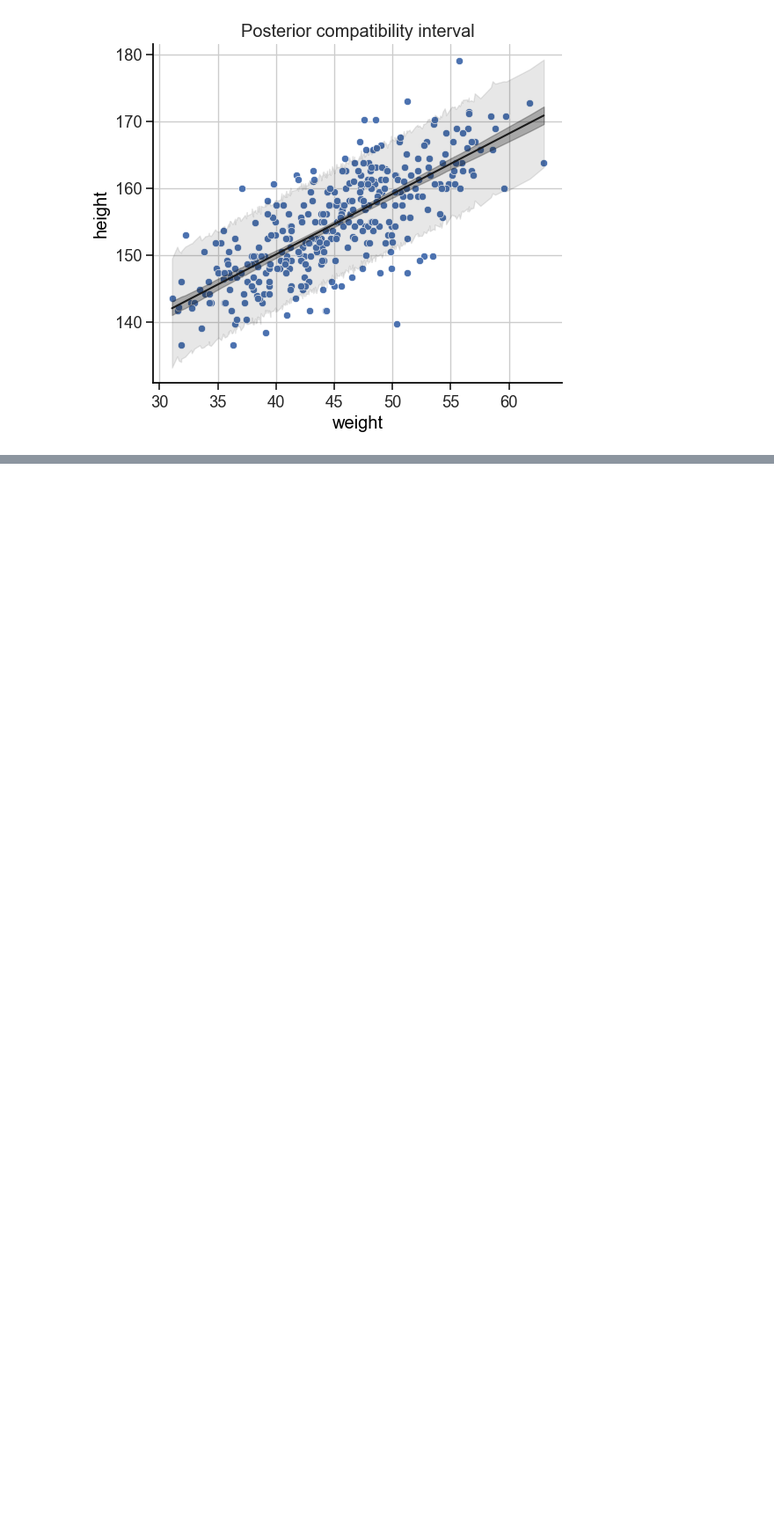
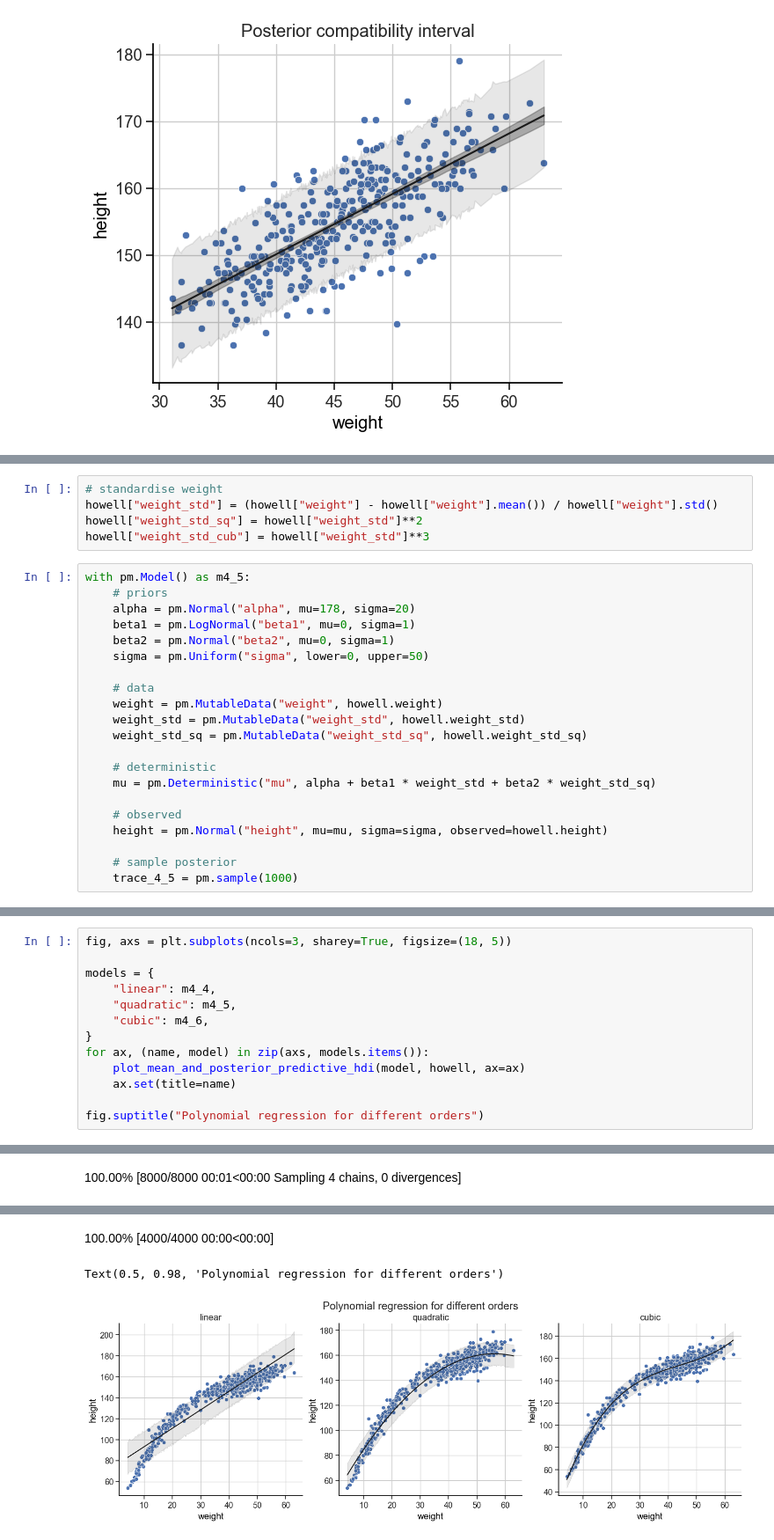
Before and after one commit to chris-leonard/statistical-rethinking, a Jupyter notebook: notes/chapter_4.ipynb, the cells around one changed output, grey strips where cells are left out. Shown at 88% size. Saved outputs shown, nothing was run; the diff lists cells and outputs as text; blank space fills up the shorter version.

```diff
--- a/notes/chapter_4.ipynb
+++ b/notes/chapter_4.ipynb
@@ -767,0 +794,26 @@ ax.set(title="Posterior compatibility interval");
+# %%
+# standardise weight
+howell["weight_std"] = (howell["weight"] - howell["weight"].mean()) / howell["weight"].std()
+howell["weight_std_sq"] = howell["weight_std"]**2
+howell["weight_std_cub"] = howell["weight_std"]**3
+# %%
+with pm.Model() as m4_5:
+    # priors
+    alpha = pm.Normal("alpha", mu=178, sigma=20)
+    beta1 = pm.LogNormal("beta1", mu=0, sigma=1)
+    beta2 = pm.Normal("beta2", mu=0, sigma=1)
+    sigma = pm.Uniform("sigma", lower=0, upper=50)
+
+    # data
+    weight = pm.MutableData("weight", howell.weight)
+    weight_std = pm.MutableData("weight_std", howell.weight_std)
+    weight_std_sq = pm.MutableData("weight_std_sq", howell.weight_std_sq)
+
+    # deterministic
+    mu = pm.Deterministic("mu", alpha + beta1 * weight_std + beta2 * weight_std_sq)
+
+    # observed
+    height = pm.Normal("height", mu=mu, sigma=sigma, observed=howell.height)
+
+    # sample posterior
+    trace_4_5 = pm.sample(1000)
@@ -767,0 +924,14 @@ ax.set(title="Posterior compatibility interval");
+# %%
+fig, axs = plt.subplots(ncols=3, sharey=True, figsize=(18, 5))
+
+models = {
+    "linear": m4_4,
+    "quadratic": m4_5,
+    "cubic": m4_6,
+}
+for ax, (name, model) in zip(axs, models.items()):
+    plot_mean_and_posterior_predictive_hdi(model, howell, ax=ax)
+    ax.set(title=name)
+
+fig.suptitle("Polynomial regression for different orders")
+# %% [output]
@@ -767,0 +958 @@ ax.set(title="Posterior compatibility interval");
+100.00% [8000/8000 00:01<00:00 Sampling 4 chains, 0 divergences]
@@ -767,0 +961,3 @@ ax.set(title="Posterior compatibility interval");
+100.00% [4000/4000 00:00<00:00]
+Text(0.5, 0.98, 'Polynomial regression for different orders')
+[figure, added]
```
Also changed, not shown: parts of 25 cells of this notebook, 1 other file.
